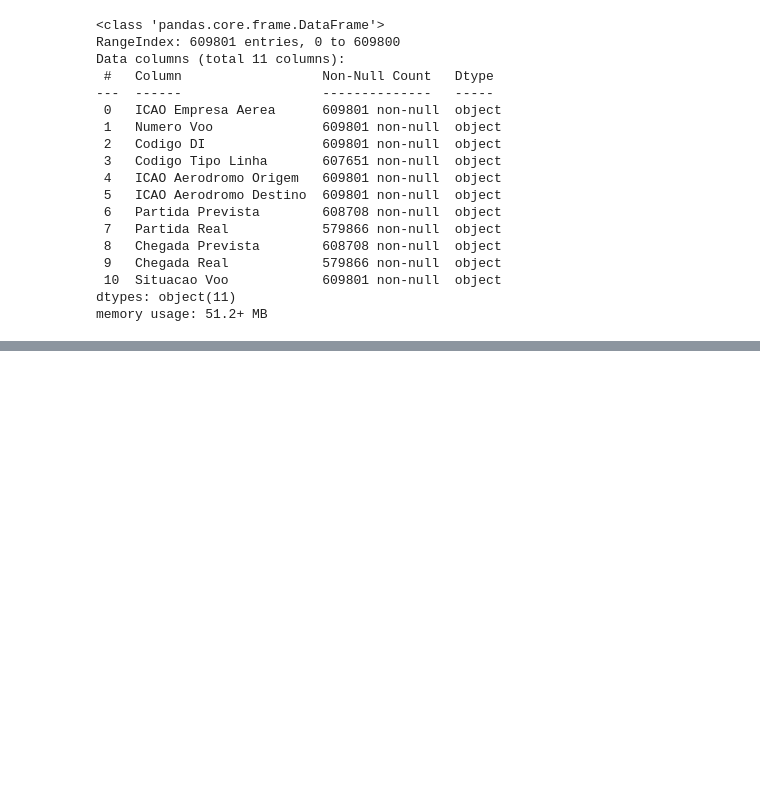
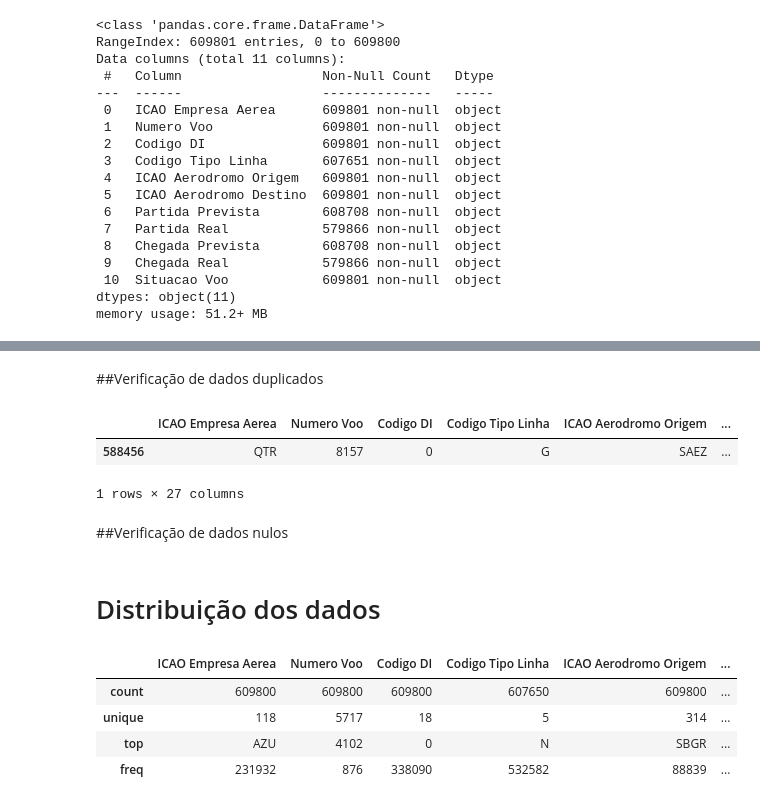
Before and after one commit to GabrielCdev/ANAC_BigData_Analysis, a Jupyter notebook: ANAC_Dataset_Analysis.ipynb, the cells around one changed output, grey strips where cells are left out. Saved outputs shown, nothing was run; the diff lists cells and outputs as text; code cells hidden in the pictures; blank space fills up the shorter version.

```diff
--- a/ANAC_Dataset_Analysis.ipynb
+++ b/ANAC_Dataset_Analysis.ipynb
@@ -120,0 +310,8 @@ memory usage: 51.2+ MB
+# %% [markdown]
+##Verificação de dados duplicados
+# %%
+anac_annual_df[anac_annual_df.duplicated()]
+# %% [output]
+|  | ICAO Empresa Aerea | Numero Voo | Codigo DI | Codigo Tipo Linha | ICAO Aerodromo Origem | ... |
+| 588456 | QTR | 8157 | 0 | G | SAEZ | ... |
+1 rows × 27 columns
@@ -120,0 +320,2 @@ memory usage: 51.2+ MB
+# %% [markdown]
+##Verificação de dados nulos
@@ -120,0 +324,10 @@ memory usage: 51.2+ MB
+# %% [markdown]
+# Distribuição dos dados
+# %%
+anac_annual_df.describe(include=['category'])
+# %% [output]
+|  | ICAO Empresa Aerea | Numero Voo | Codigo DI | Codigo Tipo Linha | ICAO Aerodromo Origem | ... |
+| count | 609800 | 609800 | 609800 | 607650 | 609800 | ... |
+| unique | 118 | 5717 | 18 | 5 | 314 | ... |
+| top | AZU | 4102 | 0 | N | SBGR | ... |
+| freq | 231932 | 876 | 338090 | 532582 | 88839 | ... |
```
Also changed, not shown: parts of 47 cells of this notebook.
